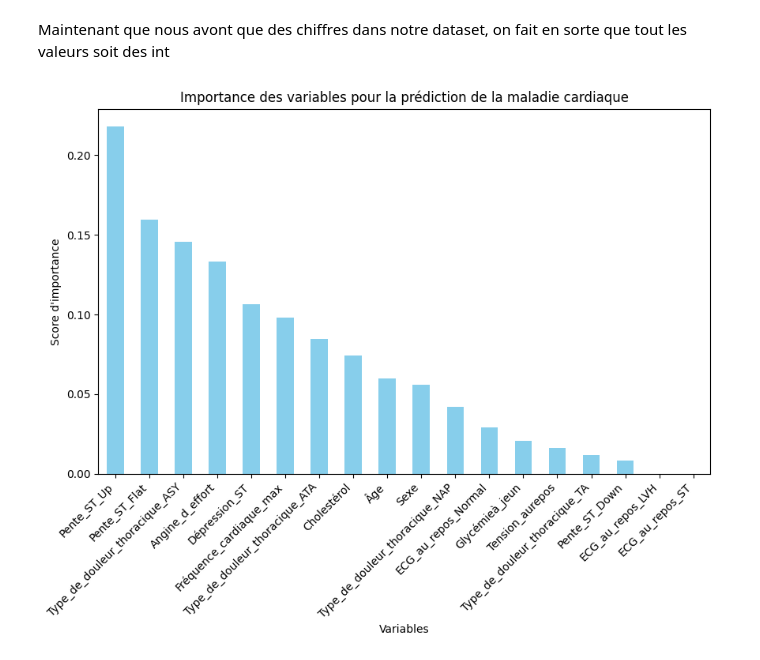
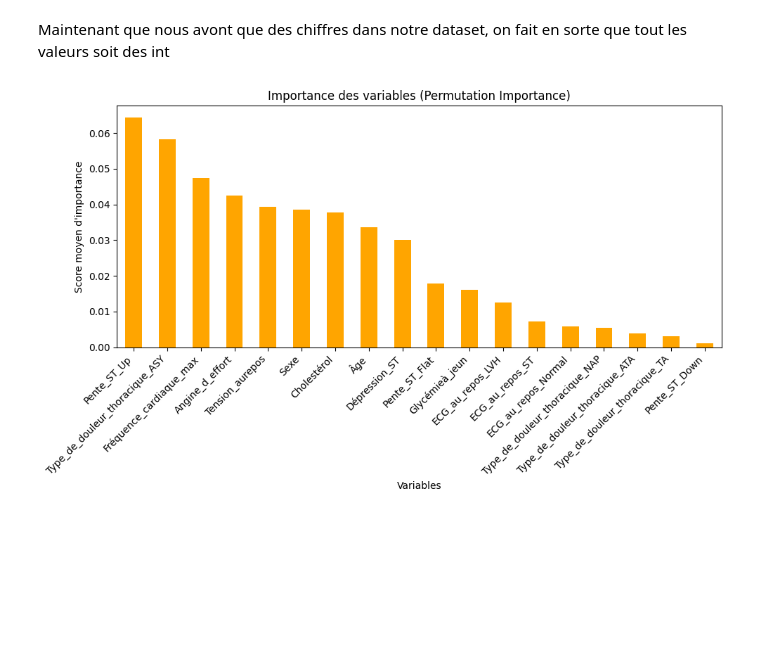
Before and after one commit to CandiceGiami/ProjetMaladiesCardiaques, a Jupyter notebook: DATA/nettoyage.ipynb, the cells around one changed output. Saved outputs shown, nothing was run; the diff lists cells and outputs as text; code cells hidden in the pictures; blank space fills up the shorter version.

```diff
--- a/DATA/nettoyage.ipynb
+++ b/DATA/nettoyage.ipynb
@@ -233,41 +233,25 @@ df
 # %% [markdown]
 Maintenant que nous avont que des chiffres dans notre dataset, on fait en sorte que tout les valeurs soit des int
 # %%
+from sklearn.ensemble import RandomForestClassifier
+from sklearn.inspection import permutation_importance
 
-from sklearn.feature_selection import mutual_info_classif
+model = RandomForestClassifier(random_state=42)
+model.fit(X, Y)
 
-X = df.drop(columns=["Maladie_cardiaque"])  # Features
-Y = df["Maladie_cardiaque"]
-features = [
-    "Âge",
-    "Sexe",
-    "Tension_aurepos",
-    "Cholestérol",
-    "Glycémieà_jeun",
-    "Fréquence_cardiaque_max",
-    "Angine_d_effort",
-    "Dépression_ST",
-    "Type_de_douleur_thoracique_ASY",
-    "Type_de_douleur_thoracique_ATA",
-    "Type_de_douleur_thoracique_NAP",
-    "Type_de_douleur_thoracique_TA",
-    "ECG_au_repos_LVH",
-    "ECG_au_repos_Normal",
-    "ECG_au_repos_ST",
-    "Pente_ST_Down",
-    "Pente_ST_Flat",
-    "Pente_ST_Up"
-]
-importances = mutual_info_classif(X, Y)
-feature_importance = pd.Series(importances, index=features).sort_values(ascending=False)
+# Calcul de l'importance par permutation
+result = permutation_importance(model, X, Y, n_repeats=30, random_state=42)
 
-# Tracer un graphique de l'importance des variables
+# Tri et affichage
+importances = pd.Series(result.importances_mean, index=features).sort_values(ascending=False)
+
 plt.figure(figsize=(10, 6))
-feature_importance.plot(kind='bar', color='skyblue')
-plt.title("Importance des variables pour la prédiction de la maladie cardiaque")
-plt.ylabel("Score d'importance")
+importances.plot(kind='bar', color='orange')
+plt.title("Importance des variables (Permutation Importance)")
+plt.ylabel("Score moyen d'importance")
 plt.xlabel("Variables")
 plt.xticks(rotation=45, ha='right')
+plt.tight_layout()
 plt.show()
 # %% [output]
-[figure, old version]
+[figure, new version]
```
Also changed, not shown: parts of 1 cell of this notebook, 6 other files.
